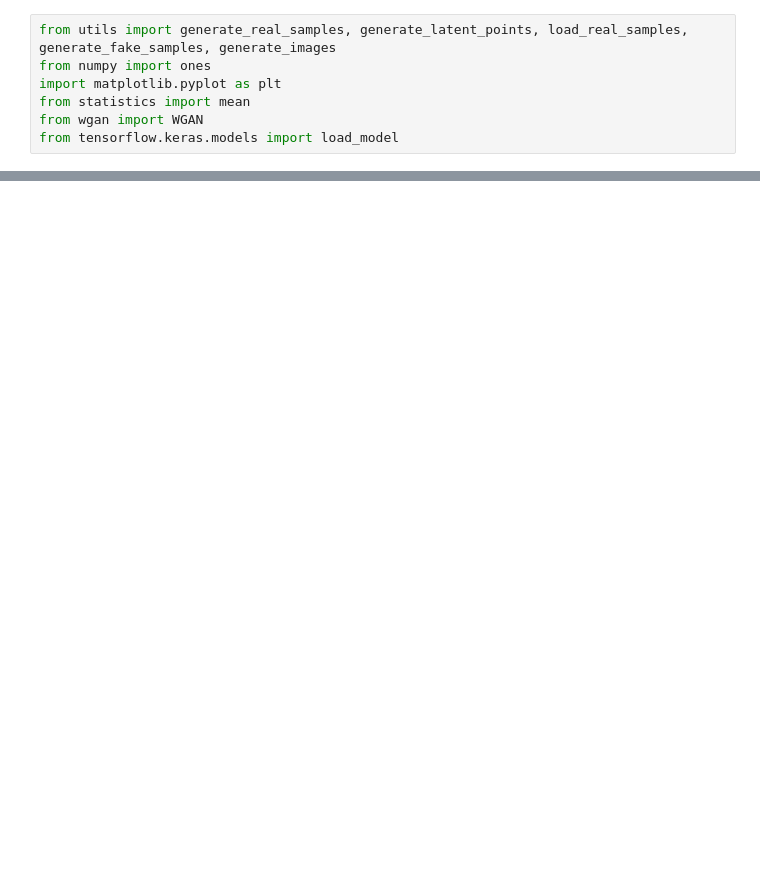
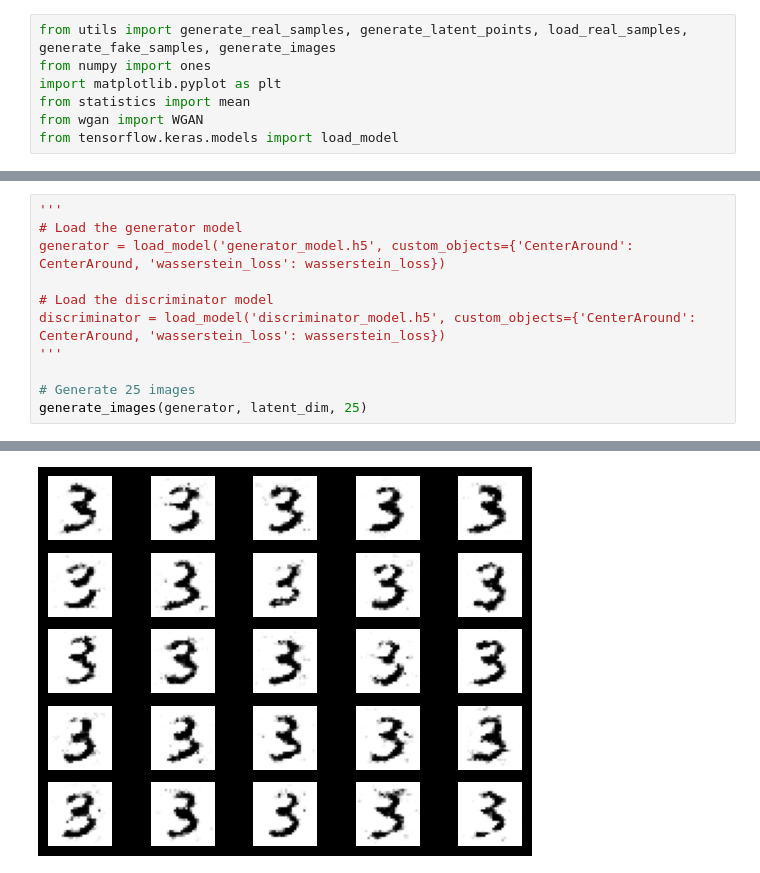
Before and after one commit to ayjab/wgan_mnist, a Jupyter notebook: test.ipynb, the cells around one changed output, grey strips where cells are left out. Saved outputs shown, nothing was run; the diff lists cells and outputs as text; blank space fills up the shorter version.

```diff
--- a/test.ipynb
+++ b/test.ipynb
@@ -81,0 +77,12 @@ train(g_model=generator, c_model=discriminator, gan_model=wgan_model, dataset=da
+# %%
+'''
+# Load the generator model
+generator = load_model('generator_model.h5', custom_objects={'CenterAround': CenterAround, 'wasserstein_loss': wasserstein_loss})
+
+# Load the discriminator model
+discriminator = load_model('discriminator_model.h5', custom_objects={'CenterAround': CenterAround, 'wasserstein_loss': wasserstein_loss})
+'''
+
+# Generate 25 images
+generate_images(generator, latent_dim, 25)
+# %% [output]
@@ -81,0 +90 @@ train(g_model=generator, c_model=discriminator, gan_model=wgan_model, dataset=da
+[figure, added]
```
Also changed, not shown: parts of 4 cells of this notebook.
